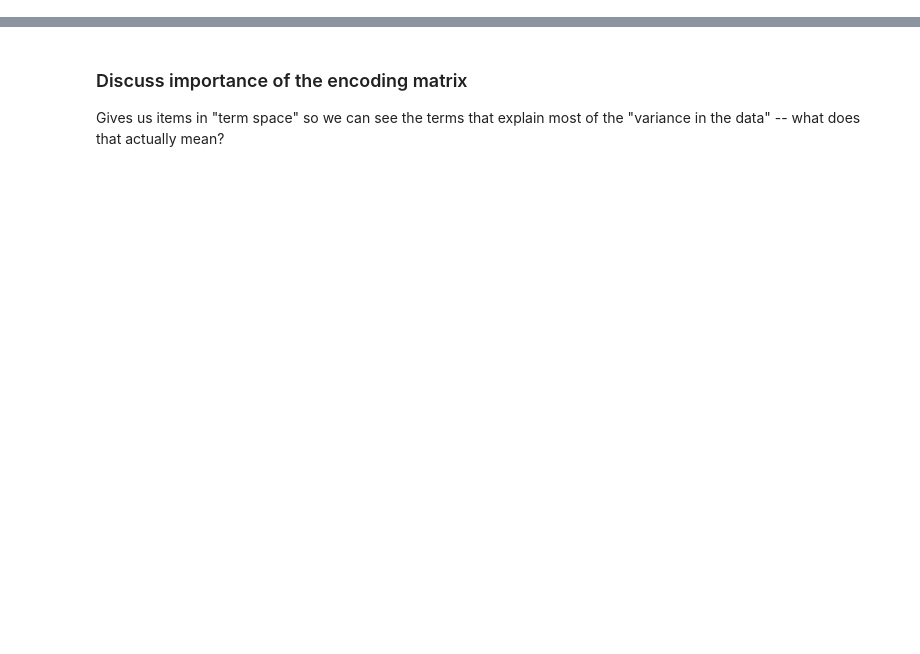
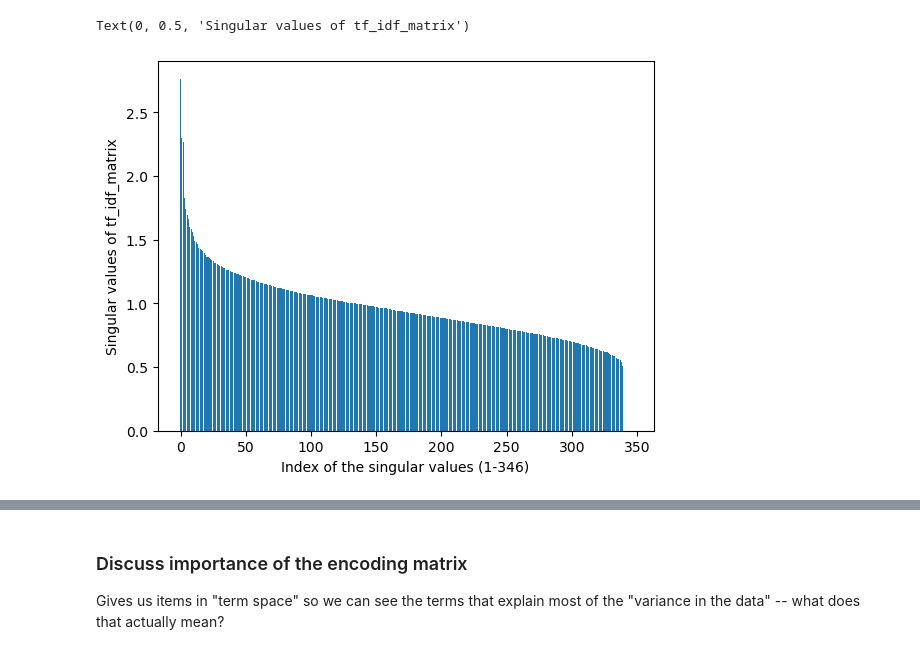
Before and after one commit to zaynpatel/LTA2061, a Jupyter notebook: PracticeLSA2.ipynb, the cells around one changed output, grey strips where cells are left out. Saved outputs shown, nothing was run; the diff lists cells and outputs as text; code cells hidden in the pictures; blank space fills up the shorter version.

Commit message:
Add additional math explanations and new figures

```diff
--- a/PracticeLSA2.ipynb
+++ b/PracticeLSA2.ipynb
@@ -161,0 +178,3 @@ nprank = np.linalg.matrix_rank(temp_tf_idf_matrix)
+# %%
+svd_test = TruncatedSVD(n_components=1983)
+lsa_test = svd_test.fit_transform(tf_idf_matrix)
@@ -161,0 +194,7 @@ nprank = np.linalg.matrix_rank(temp_tf_idf_matrix)
+# %%
+plt.bar([n for n in range(len(svd_test.singular_values_))], height = svd_test.singular_values_)
+plt.xlabel("Index of the singular values (1-346)")
+plt.ylabel("Singular values of tf_idf_matrix")
+# %% [output]
+Text(0, 0.5, 'Singular values of tf_idf_matrix')
+[figure, added]
```
Also changed, not shown: parts of 20 cells of this notebook.
